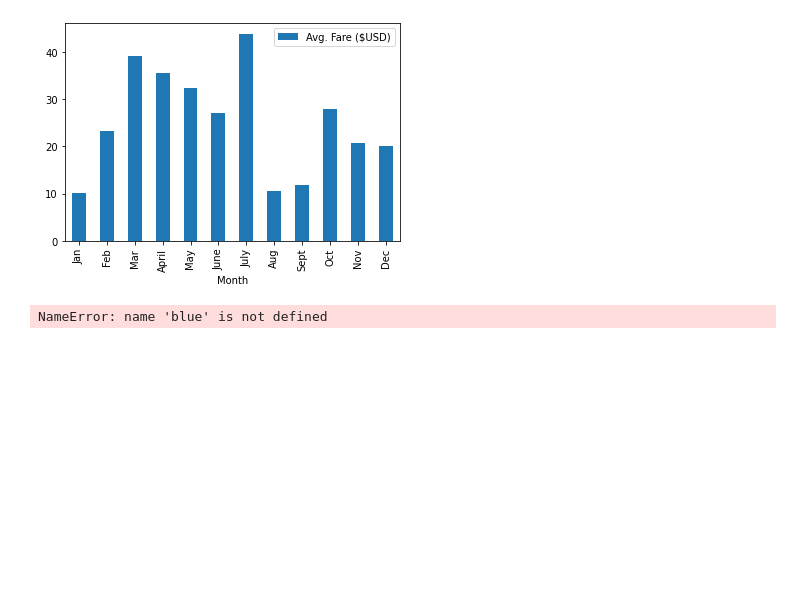
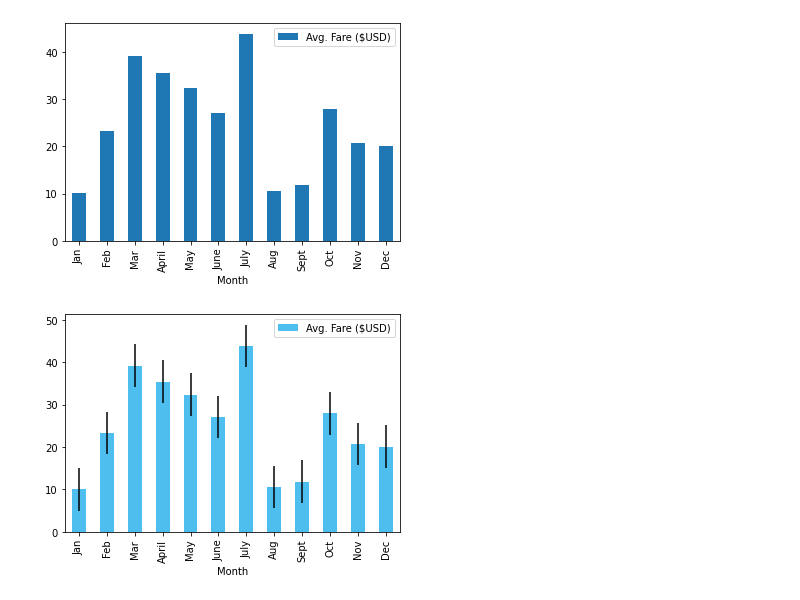
Before and after one commit to davidatoms/PyBer_Analysis, a Jupyter notebook: PyBer_ride_data.ipynb, the cells around one changed output. Saved outputs shown, nothing was run; the diff lists cells and outputs as text; code cells hidden in the pictures; blank space fills up the shorter version.

```diff
--- a/PyBer_ride_data.ipynb
+++ b/PyBer_ride_data.ipynb
@@ -57,7 +57,7 @@ plt.show()
 [figure]
 # %%
 # Skill Drill
-pyber_ride_df.plot(x="Month", y="Avg. Fare ($USD)", kind='bar', c=blue, yerr=5)
+pyber_ride_df.plot(x="Month", y="Avg. Fare ($USD)", kind='bar', color='#4DBEEE', yerr=5)
 plt.show()
 # %% [output]
-NameError: name 'blue' is not defined
+[figure, added]
```
Also changed, not shown: 3 other files.
